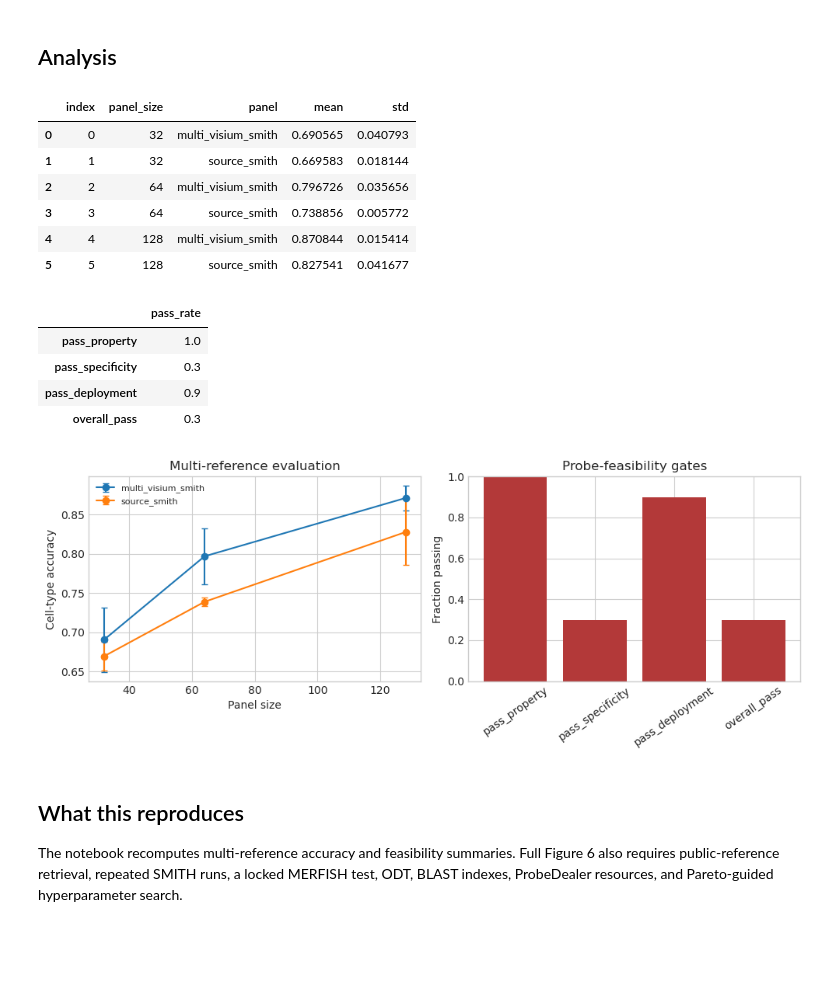
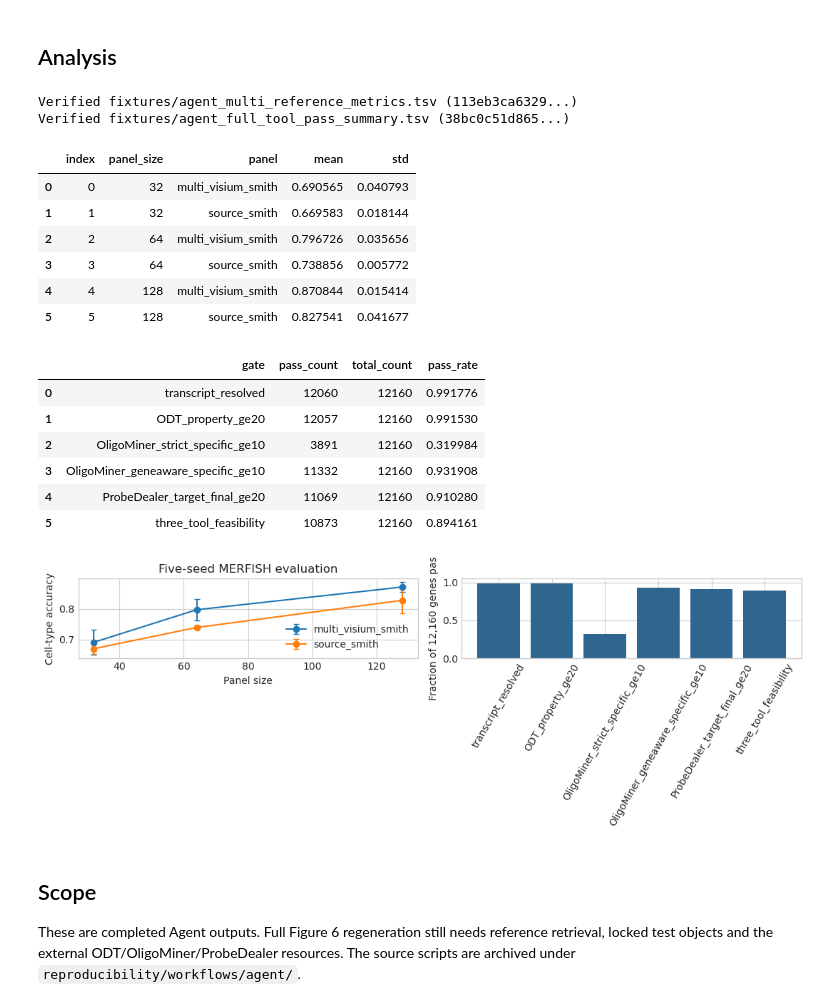
Before and after one commit to fym0503/SMITH, a Jupyter notebook: docs/source/tutorials/notebooks/agent_section/05_SMITH_Agent_Evaluation_executed.ipynb, the cells around one changed output. Drawn from its saved outputs; the diff is of its cells as text; code cells hidden in the pictures; blank space fills up the shorter version.

Commit message:
Replace synthetic tutorials with real paper outputs

```diff
--- a/docs/source/tutorials/notebooks/agent_section/05_SMITH_Agent_Evaluation_executed.ipynb
+++ b/docs/source/tutorials/notebooks/agent_section/05_SMITH_Agent_Evaluation_executed.ipynb
@@ -74,37 +35,41 @@ Summary written to: /workspace/fanyimin/SMITH_package/outputs/notebooks/05_agent
 # %% [markdown]
 ## Analysis
 # %%
-accuracy = pd.DataFrame(result["multi_reference_accuracy"])
-pass_rates = pd.Series(result["feasibility_pass_rates"], name="pass_rate")
-display(accuracy)
-display(pass_rates.to_frame())
-
-fig, axes = plt.subplots(1, 2, figsize=(10, 4))
+metrics_path = verify_fixture("fixtures/agent_multi_reference_metrics.tsv", "113eb3ca6329a3aaadb9c0612b1cf25a8c8da87a0778dc5d687f7161558912ab")
+feasibility_path = verify_fixture("fixtures/agent_full_tool_pass_summary.tsv", "38bc0c51d8650037fe90e74acb13938265b0b71600cc4711d2361f84d55ed90c")
+metrics = pd.read_csv(metrics_path, sep="\t")
+accuracy = metrics[metrics["metric"].eq("cell_type_accuracy")]
+display(accuracy.groupby(["panel_size", "panel"], as_index=False)["value"].agg(["mean", "std"]).reset_index())
+gates = pd.read_csv(feasibility_path, sep="\t")
+gates["pass_rate"] = gates["pass_count"] / gates["total_count"]
+display(gates)
+fig, axes = plt.subplots(1, 2, figsize=(11, 4))
 for panel, group in accuracy.groupby("panel"):
-    axes[0].errorbar(group["panel_size"], group["mean"], yerr=group["std"],
-                     marker="o", capsize=3, label=panel)
-axes[0].set(xlabel="Panel size", ylabel="Cell-type accuracy", title="Multi-reference evaluation")
-axes[0].legend(frameon=False, fontsize=8)
-axes[1].bar(pass_rates.index, pass_rates.values, color="#b33939")
-axes[1].set(ylim=(0, 1), ylabel="Fraction passing", title="Probe-feasibility gates")
-axes[1].tick_params(axis="x", rotation=35)
-fig.tight_layout()
-plt.show()
+    grouped = group.groupby("panel_size")["value"].agg(["mean", "std"])
+    axes[0].errorbar(grouped.index, grouped["mean"], yerr=grouped["std"], marker="o", capsize=3, label=panel)
+axes[0].set(xlabel="Panel size", ylabel="Cell-type accuracy", title="Five-seed MERFISH evaluation"); axes[0].legend(frameon=False)
+axes[1].bar(gates["gate"], gates["pass_rate"], color="#2f6690")
+axes[1].set_ylim(0, 1.05); axes[1].set_ylabel("Fraction of 12,160 genes passing"); axes[1].tick_params(axis="x", rotation=60)
+fig.tight_layout(); plt.show()
 # %% [output]
+Verified fixtures/agent_multi_reference_metrics.tsv (113eb3ca6329...)
+Verified fixtures/agent_full_tool_pass_summary.tsv (38bc0c51d865...)
 |  | index | panel_size | panel | mean | std |
 | 0 | 0 | 32 | multi_visium_smith | 0.690565 | 0.040793 |
 | 1 | 1 | 32 | source_smith | 0.669583 | 0.018144 |
 | 2 | 2 | 64 | multi_visium_smith | 0.796726 | 0.035656 |
 | 3 | 3 | 64 | source_smith | 0.738856 | 0.005772 |
 | 4 | 4 | 128 | multi_visium_smith | 0.870844 | 0.015414 |
 | 5 | 5 | 128 | source_smith | 0.827541 | 0.041677 |
-|  | pass_rate |
-| pass_property | 1.0 |
-| pass_specificity | 0.3 |
-| pass_deployment | 0.9 |
-| overall_pass | 0.3 |
+|  | gate | pass_count | total_count | pass_rate |
+| 0 | transcript_resolved | 12060 | 12160 | 0.991776 |
+| 1 | ODT_property_ge20 | 12057 | 12160 | 0.991530 |
+| 2 | OligoMiner_strict_specific_ge10 | 3891 | 12160 | 0.319984 |
+| 3 | OligoMiner_geneaware_specific_ge10 | 11332 | 12160 | 0.931908 |
+| 4 | ProbeDealer_target_final_ge20 | 11069 | 12160 | 0.910280 |
+| 5 | three_tool_feasibility | 10873 | 12160 | 0.894161 |
-[figure, old version]
+[figure, new version]
-# %% [markdown]
-## What this reproduces
-
-The notebook recomputes multi-reference accuracy and feasibility summaries. Full Figure 6 also requires public-reference retrieval, repeated SMITH runs, a locked MERFISH test, ODT, BLAST indexes, ProbeDealer resources, and Pareto-guided hyperparameter search.
+# %% [markdown]
+## Scope
+
+These are completed Agent outputs. Full Figure 6 regeneration still needs reference retrieval, locked test objects and the external ODT/OligoMiner/ProbeDealer resources. The source scripts are archived under `reproducibility/workflows/agent/`.
```
Also changed, not shown: parts of 6 cells of this notebook, 44 other files.
